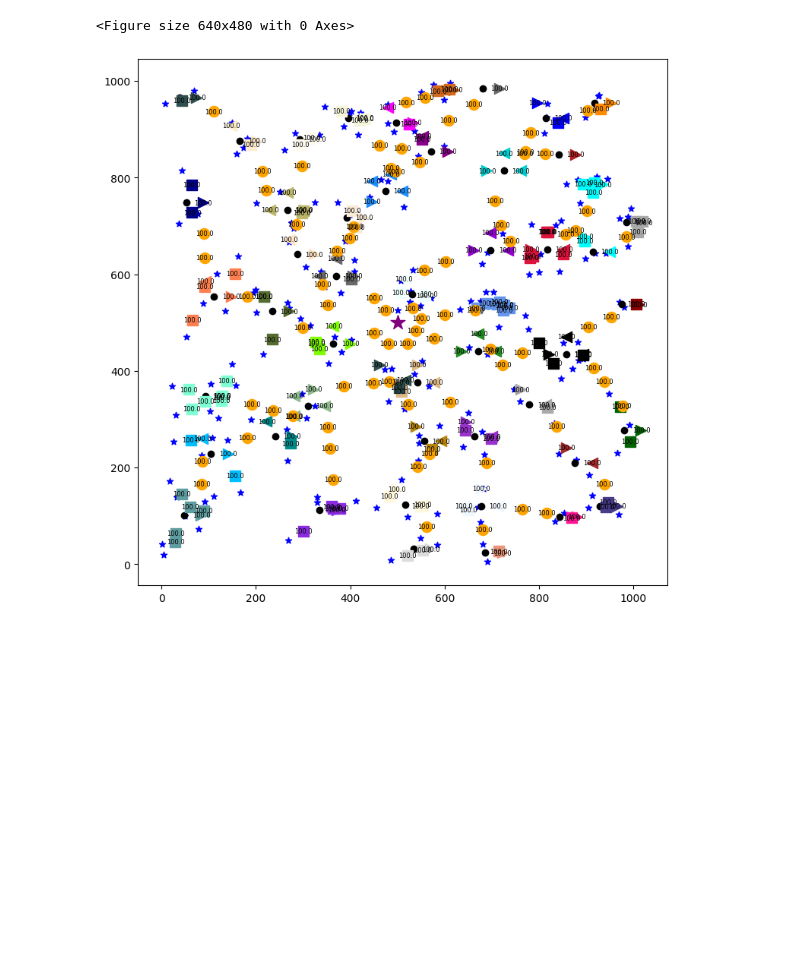
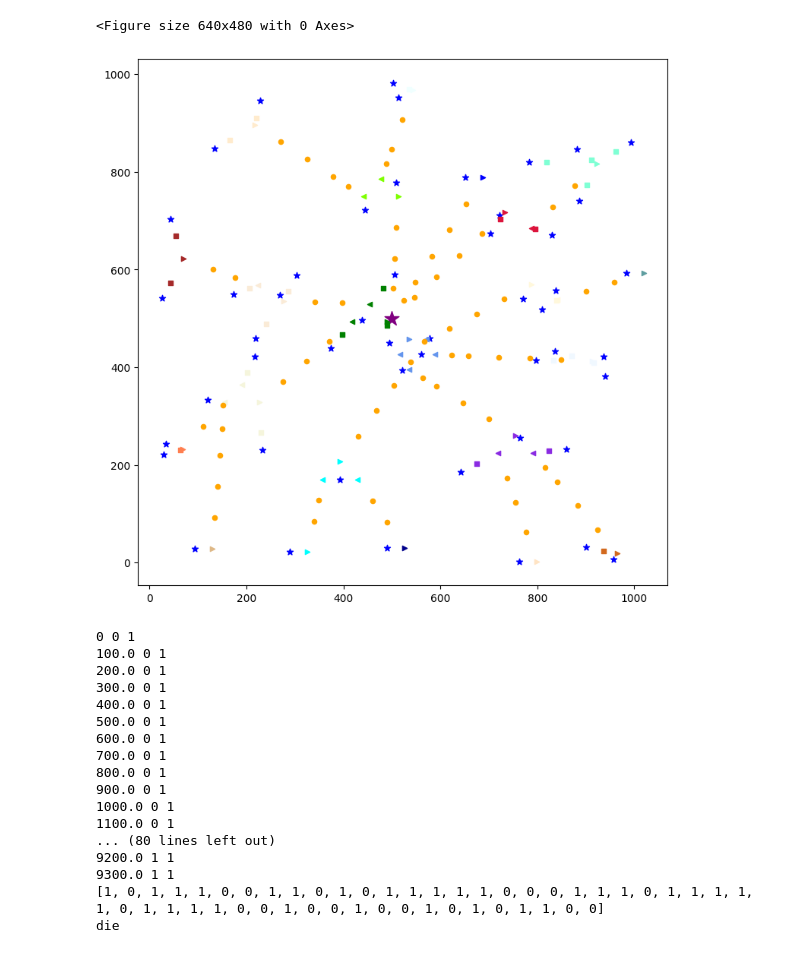
Before and after one commit to thanhvv2605/load_balance_network, a Jupyter notebook: runner/checkNetwork.ipynb, the cells around one changed output. Saved outputs shown, nothing was run; the diff lists cells and outputs as text; code cells hidden in the pictures; blank space fills up the shorter version.

```diff
--- a/runner/checkNetwork.ipynb
+++ b/runner/checkNetwork.ipynb
@@ -11,9 +11,9 @@ import os
 from physical_env.network.NetworkIO import NetworkIO
 
 
-# netIO = NetworkIO("physical_env/network/network_scenarios/bacgiang_50.yaml")
-# env, net = netIO.makeNetwork()
+netIO = NetworkIO("physical_env/network/network_scenarios/hanoi1000n50.yaml")
+env, net = netIO.makeNetwork()
 
-# for node in net.listNodes:
-#     node.net = net
-#     node.env = env
+for node in net.listNodes:
+    node.net = net
+    node.env = env
@@ -28,7 +35,7 @@ image_files = []
 
 # colors = ['red', 'blue', 'yellow', 'green', 'purple', 'pink', 'brown', 'cyan', 'magenta', 'lime', 'teal', 'lavender', 'maroon', 'olive', 'navy', 'beige', 'indigo', 'turquoise']
 shapes = ['<', '>', 's', 'p', 'x', '*', '^', 'v', 'h', 's', 'p', 'o']
-colors = ['aliceblue', 'antiquewhite', 'aqua', 'aquamarine', 'azure', 'beige', 'bisque', 'black', 'blanchedalmond', 'blue', 'blueviolet', 'brown', 'burlywood', 'cadetblue', 'chartreuse', 'chocolate', 'coral', 'cornflowerblue', 'cornsilk', 'crimson', 'cyan', 'darkblue', 'darkcyan', 'darkgoldenrod', 'darkgray', 'darkgreen', 'darkgrey', 'darkkhaki', 'darkmagenta', 'darkolivegreen', 'darkorange', 'darkorchid', 'darkred', 'darksalmon', 'darkseagreen', 'darkslateblue', 'darkslategray', 'darkslategrey', 'darkturquoise', 'darkviolet', 'deeppink', 'deepskyblue', 'dimgray', 'dimgrey', 'dodgerblue', 'firebrick', 'floralwhite', 'forestgreen', 'fuchsia', 'gainsboro', 'ghostwhite', 'gold', 'goldenrod', 'gray', 'green', 'greenyellow', 'grey', 'honeydew', 'hotpink', 'indianred', 'indigo', 'ivory', 'khaki', 'lavender', 'lavenderblush', 'lawngreen', 'lemonchiffon', 'lightblue', 'lightcoral', 'lightcyan', 'lightgoldenrodyellow', 'lightgray', 'lightgreen', 'lightgrey', 'lightpink', 'lightsalmon', 'lightseagreen', 'lightskyblue', 'lightslategray', 'lightslategrey', 'lightsteelblue', 'lightyellow', 'lime', 'limegreen', 'linen', 'magenta', 'maroon', 'mediumaquamarine', 'mediumblue', 'mediumorchid', 'mediumpurple', 'mediumseagreen', 'mediumslateblue', 'mediumspringgreen', 'mediumturquoise', 'mediumvioletred', 'midnightblue', 'mintcream', 'mistyrose', 'moccasin']
+colors = ['aliceblue', 'antiquewhite', 'aqua', 'aquamarine', 'azure', 'beige', 'bisque', 'green', 'blanchedalmond', 'blue', 'blueviolet', 'brown', 'burlywood', 'cadetblue', 'chartreuse', 'chocolate', 'coral', 'cornflowerblue', 'cornsilk', 'crimson', 'cyan', 'darkblue', 'darkcyan', 'darkgoldenrod', 'darkgray', 'darkgreen', 'darkgrey', 'darkkhaki', 'darkmagenta', 'darkolivegreen', 'darkorange', 'darkorchid', 'darkred', 'darksalmon', 'darkseagreen', 'darkslateblue', 'darkslategray', 'darkslategrey', 'darkturquoise', 'darkviolet', 'deeppink', 'deepskyblue', 'dimgray', 'dimgrey', 'dodgerblue', 'firebrick', 'floralwhite', 'forestgreen', 'fuchsia', 'gainsboro', 'ghostwhite', 'gold', 'goldenrod', 'gray', 'green', 'greenyellow', 'grey', 'honeydew', 'hotpink', 'indianred', 'indigo', 'ivory', 'khaki', 'lavender', 'lavenderblush', 'lawngreen', 'lemonchiffon', 'lightblue', 'lightcoral', 'lightcyan', 'lightgoldenrodyellow', 'lightgray', 'lightgreen', 'lightgrey', 'lightpink', 'lightsalmon', 'lightseagreen', 'lightskyblue', 'lightslategray', 'lightslategrey', 'lightsteelblue', 'lightyellow', 'lime', 'limegreen', 'linen', 'magenta', 'maroon', 'mediumaquamarine', 'mediumblue', 'mediumorchid', 'mediumpurple', 'mediumseagreen', 'mediumslateblue', 'mediumspringgreen', 'mediumturquoise', 'mediumvioletred', 'midnightblue', 'mintcream', 'mistyrose', 'moccasin']
 
 # def draw(path_to_save_image):
 def draw():
@@ -36,7 +43,7 @@ def draw():
     plt.scatter(net.baseStation.location[0], net.baseStation.location[1], marker= "*", color = "purple",s = 200)
     for i in range(len(net.targets_active)):
       if net.targets_active[i] == 0:
-        plt.scatter(net.listTargets[i].location[0], net.listTargets[i].location[1], color="red", marker="*")
+        plt.scatter(net.listTargets[i].location[0], net.listTargets[i].location[1], color="red", marker="*",s = 200)
       else:
         plt.scatter(net.listTargets[i].location[0], net.listTargets[i].location[1], color="blue", marker="*")
     # print(net.targets_active)
@@ -44,31 +51,37 @@ def draw():
 
 
     for cluster in net.listClusters:
-     plt.scatter(cluster.centroid[0],cluster.centroid[1],color = "black")
+    #  plt.scatter(cluster.centroid[0],cluster.centroid[1],color = "black")
      for node in cluster.listNodes:
         x = node.location[0]
         y = node.location[1]
+        size = 20
+        color = colors[cluster.id]
         type_node = node.__class__.__name__
         if(type_node == "InNode"): marker_ = shapes[0]
         if(type_node == "OutNode"):  marker_ = shapes[1]
         if(type_node == "SensorNode"): marker_ = shapes[2]
         if(type_node == "ConnectorNode"):  marker_ = shapes[3]
+        if(node.status == 0):
+          marker_ = shapes[8]
+          size = 200
+          color = "black"
 
-        plt.scatter(x, y, color = colors[cluster.id] , marker = marker_,s=103)
+        plt.scatter(x, y, color = color , marker = marker_,s=size)
         # label = str(round(node.energy/node.capacity*100,2))  +"|"+  str(node.id)
         label = str(round(node.energy/node.capacity*100,2))
-        plt.text(x, y, label, ha='center', va='center', fontsize=6, color='black')
+        # plt.text(x, y, label, ha='center', va='center', fontsize=6, color='black')
 
     relayNodes = [node for node in net.listNodes if node.__class__.__name__ == "RelayNode"]
     for node in relayNodes:
       x = node.location[0]
       y = node.location[1]
-      plt.scatter(x, y, color = 'orange' , marker = 'o',s=103)
+      plt.scatter(x, y, color = 'orange' , marker = 'o',s=20)
     #   label =  str(round(node.energy/node.capacity*100,2)) +"|" +  str(node.id)
 
       label =  str(round(node.energy/node.capacity*100,2))
-      plt.text(x, y,label, ha='center',va = "center", fontsize=6, color='black')
-    # plt.show()
+      # plt.text(x, y,label, ha='center',va = "center", fontsize=6, color='black')
+    plt.show()
     # plt.savefig()
 
 
@@ -86,14 +99,13 @@ def log(net, mcs):
         yield net.env.timeout(100.0)
 
 
+# netIO = NetworkIO("physical_env/network/network_scenarios/hanoi1000n150.yaml")
+# env, net = netIO.makeNetwork()
 
-
-netIO = NetworkIO("physical_env/network/network_scenarios/hanoi1000n200.yaml")
-env, net = netIO.makeNetwork()
-
-for node in net.listNodes:
-    node.net = net
-    node.env = env
+# for node in net.listNodes:
+#     node.net = net
+#     node.env = env
+print("list clusters",len(net.listClusters))
 print("list nodes",len(net.listNodes))
 draw()
 
@@ -101,4 +113,7 @@ draw()
 x = env.process(net.operate())
 env.process(log(net, None))
 env.run(until=x)
+
+
+draw()
 # %% [output]
@@ -122,2 +122,19 @@ die
 <Figure size 640x480 with 0 Axes>
-[figure, old version]
+[figure, new version]
+0 0 1
+100.0 0 1
+200.0 0 1
+300.0 0 1
+400.0 0 1
+500.0 0 1
+600.0 0 1
+700.0 0 1
+800.0 0 1
+900.0 0 1
+1000.0 0 1
+1100.0 0 1
+... (80 lines left out)
+9200.0 1 1
+9300.0 1 1
+[1, 0, 1, 1, 1, 0, 0, 1, 1, 0, 1, 0, 1, 1, 1, 1, 1, 0, 0, 0, 1, 1, 1, 0, 1, 1, 1, 1, 1, 0, 1, 1, 1, 1, 0, 0, 1, 0, 0, 1, 0, 0, 1, 0, 1, 0, 1, 1, 0, 0]
+die
```
Also changed, not shown: parts of 6 cells of this notebook, 5 other files.
